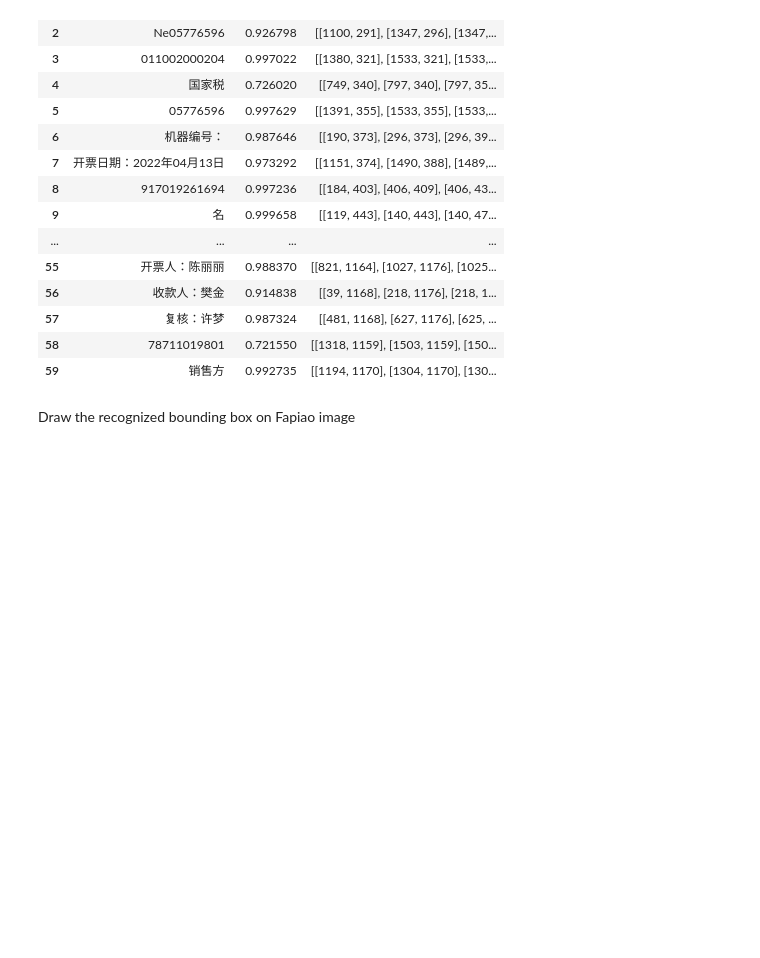
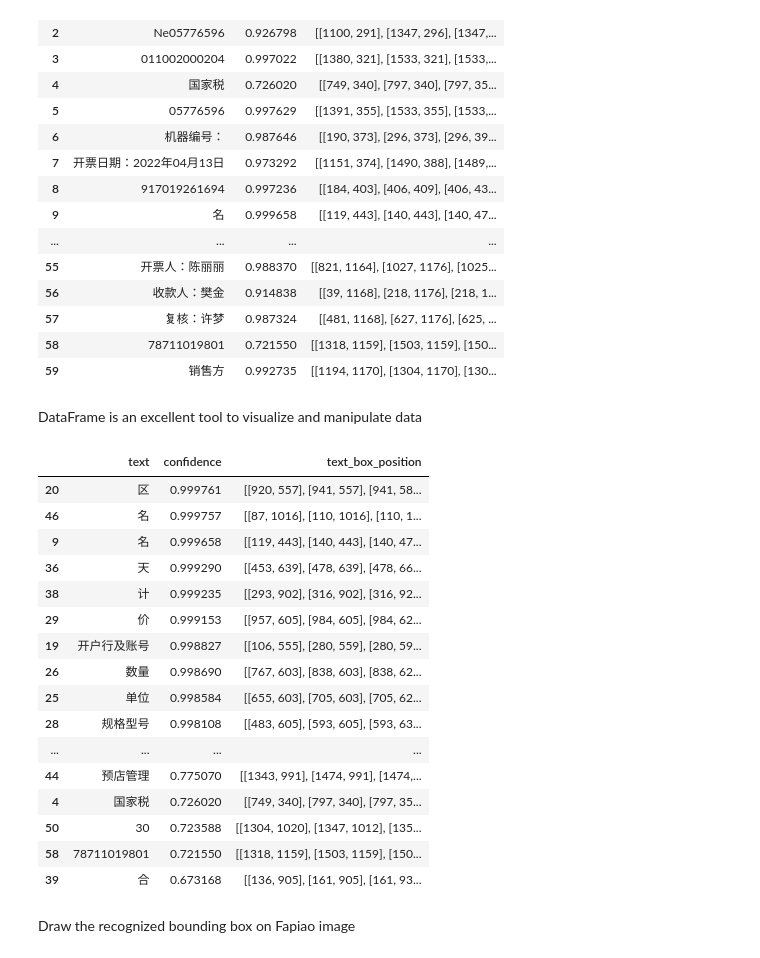
Before and after one commit to ChenNima/PaddleOCR, a Jupyter notebook: kie.ipynb, the cells around one changed output. Saved outputs shown, nothing was run; the diff lists cells and outputs as text; code cells hidden in the pictures; blank space fills up the shorter version.

```diff
--- a/kie.ipynb
+++ b/kie.ipynb
@@ -35,7 +36,8 @@ plt.imshow(img)
 Pass the fapiao image to OCR module and get inference result
 # %%
 ocr_res = ocr_module.recognize_text([img])
-pd.DataFrame([data for data in ocr_res[0]["data"]])
+df = pd.DataFrame([data for data in ocr_res[0]["data"]])
+df
 # %% [output]
 |  | text | confidence | text_box_position |
 | 0 | 北京增值税蓄通发票 | 0.889520 | [[591, 270], [1012, 270], [1012, ... |
@@ -54,6 +56,28 @@ pd.DataFrame([data for data in ocr_res[0]["data"]])
 | 57 | 复核：许梦 | 0.987324 | [[481, 1168], [627, 1176], [625, ... |
 | 58 | 78711019801 | 0.721550 | [[1318, 1159], [1503, 1159], [150... |
 | 59 | 销售方 | 0.992735 | [[1194, 1170], [1304, 1170], [130... |
+# %% [markdown]
+DataFrame is an excellent tool to visualize and manipulate data
+# %%
+df.sort_values("confidence", ascending=False)
+# %% [output]
+|  | text | confidence | text_box_position |
+| 20 | 区 | 0.999761 | [[920, 557], [941, 557], [941, 58... |
+| 46 | 名 | 0.999757 | [[87, 1016], [110, 1016], [110, 1... |
+| 9 | 名 | 0.999658 | [[119, 443], [140, 443], [140, 47... |
+| 36 | 天 | 0.999290 | [[453, 639], [478, 639], [478, 66... |
+| 38 | 计 | 0.999235 | [[293, 902], [316, 902], [316, 92... |
+| 29 | 价 | 0.999153 | [[957, 605], [984, 605], [984, 62... |
+| 19 | 开户行及账号 | 0.998827 | [[106, 555], [280, 559], [280, 59... |
+| 26 | 数量 | 0.998690 | [[767, 603], [838, 603], [838, 62... |
+| 25 | 单位 | 0.998584 | [[655, 603], [705, 603], [705, 62... |
+| 28 | 规格型号 | 0.998108 | [[483, 605], [593, 605], [593, 63... |
+| ... | ... | ... | ... |
+| 44 | 预店管理 | 0.775070 | [[1343, 991], [1474, 991], [1474,... |
+| 4 | 国家税 | 0.726020 | [[749, 340], [797, 340], [797, 35... |
+| 50 | 30 | 0.723588 | [[1304, 1020], [1347, 1012], [135... |
+| 58 | 78711019801 | 0.721550 | [[1318, 1159], [1503, 1159], [150... |
+| 39 | 合 | 0.673168 | [[136, 905], [161, 905], [161, 93... |
 # %% [markdown]
 Draw the recognized bounding box on Fapiao image
 # %%
```
Also changed, not shown: parts of 2 cells of this notebook.
